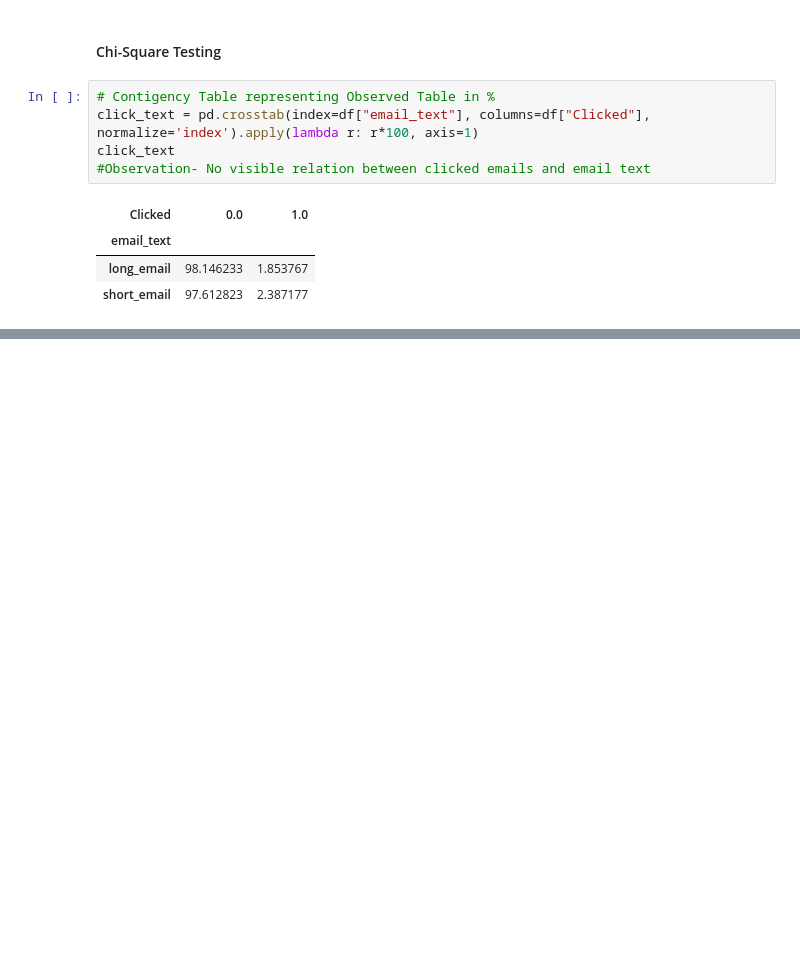
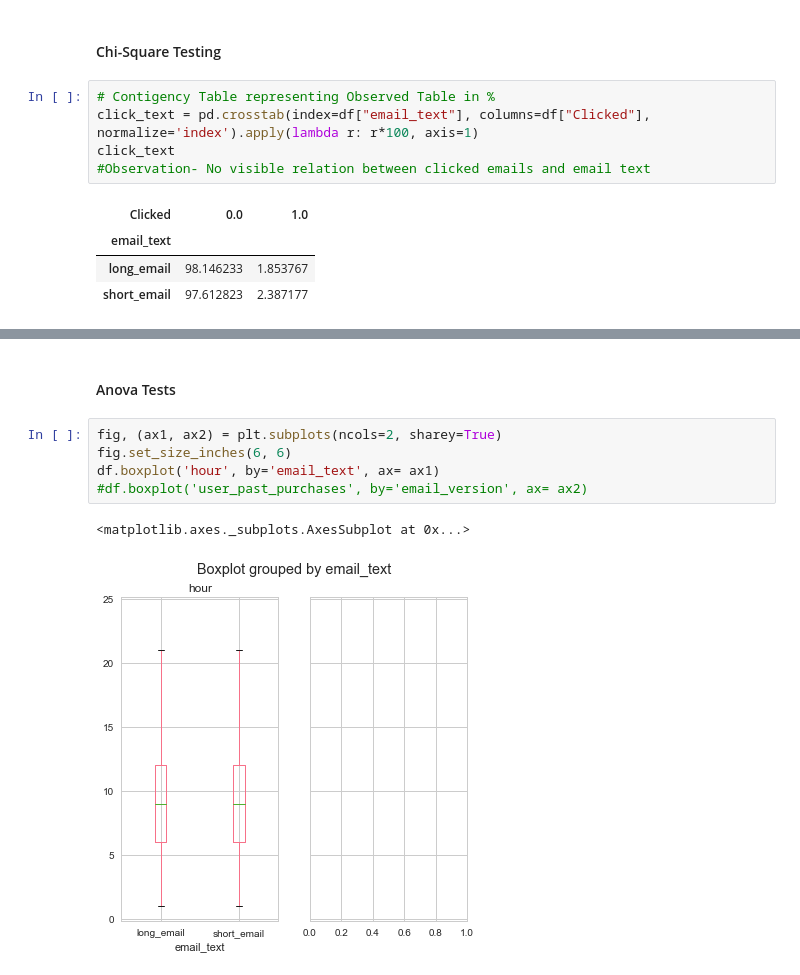
Before and after one commit to dipalira/DS-Challenges, a Jupyter notebook: Email Campaign/Email Marketing Challenge.ipynb, the cells around one changed output, grey strips where cells are left out. Drawn from its saved outputs; the diff is of its cells as text; blank space fills up the shorter version.

Commit message:
Anova

```diff
--- a/Email Campaign/Email Marketing Challenge.ipynb
+++ b/Email Campaign/Email Marketing Challenge.ipynb
@@ -113,0 +138,10 @@ Chi_result.append()
+# %% [markdown]
+#### Anova Tests
+# %%
+fig, (ax1, ax2) = plt.subplots(ncols=2, sharey=True)
+fig.set_size_inches(6, 6)
+df.boxplot('hour', by='email_text', ax= ax1)
+#df.boxplot('user_past_purchases', by='email_version', ax= ax2)
+# %% [output]
+<matplotlib.axes._subplots.AxesSubplot at 0x...>
+[figure, added]
```
Also changed, not shown: parts of 5 cells of this notebook.
